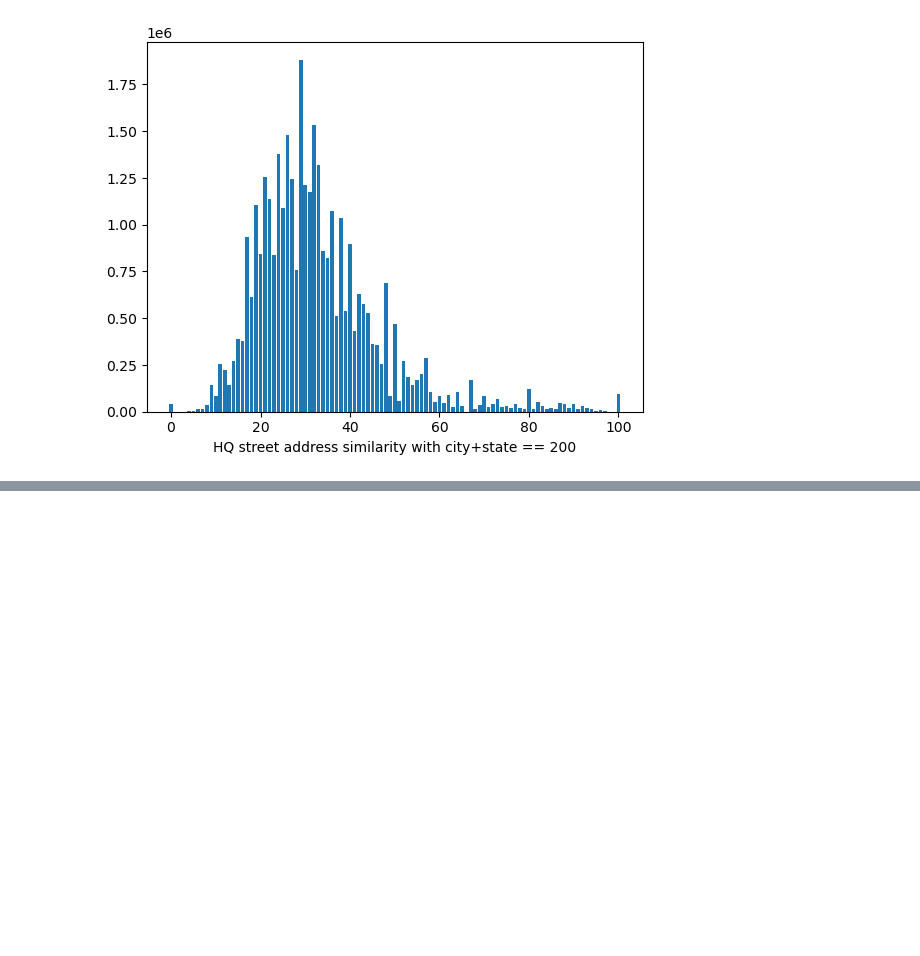
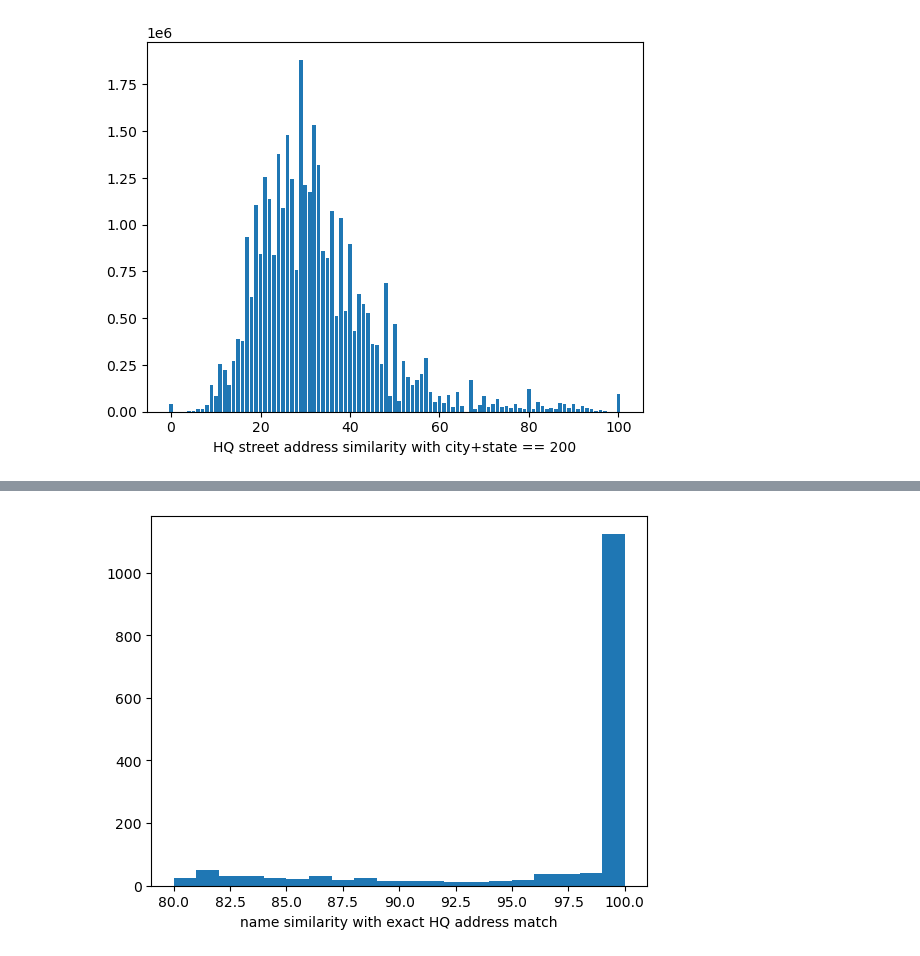
Before and after one commit to uchicago-dsi/idi-corporate-structure, a Jupyter notebook: studies/2025-07-02-lei-cik-match-classifier.ipynb, the cells around one changed output, grey strips where cells are left out. Saved outputs shown, nothing was run; the diff lists cells and outputs as text; code cells hidden in the pictures; blank space fills up the shorter version.

```diff
--- a/studies/2025-07-02-lei-cik-match-classifier.ipynb
+++ b/studies/2025-07-02-lei-cik-match-classifier.ipynb
@@ -253,0 +305,10 @@ None
+# %%
+fig, ax = plt.subplots()
+
+ax.hist(name_for_hq_match, bins=20, range=(80, 100))
+
+ax.set_xlabel("name similarity with exact HQ address match")
+
+None
+# %% [output]
+[figure, added]
```
Also changed, not shown: parts of 4 cells of this notebook.
